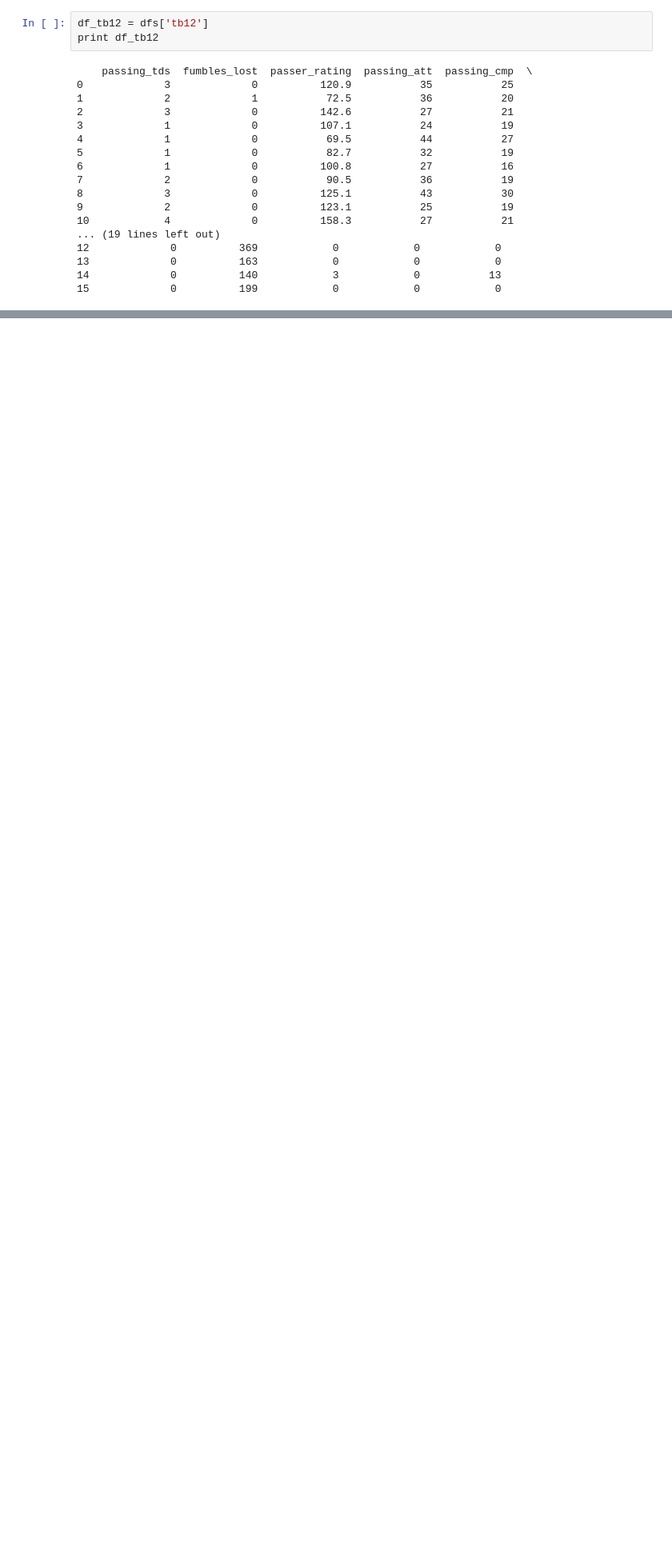
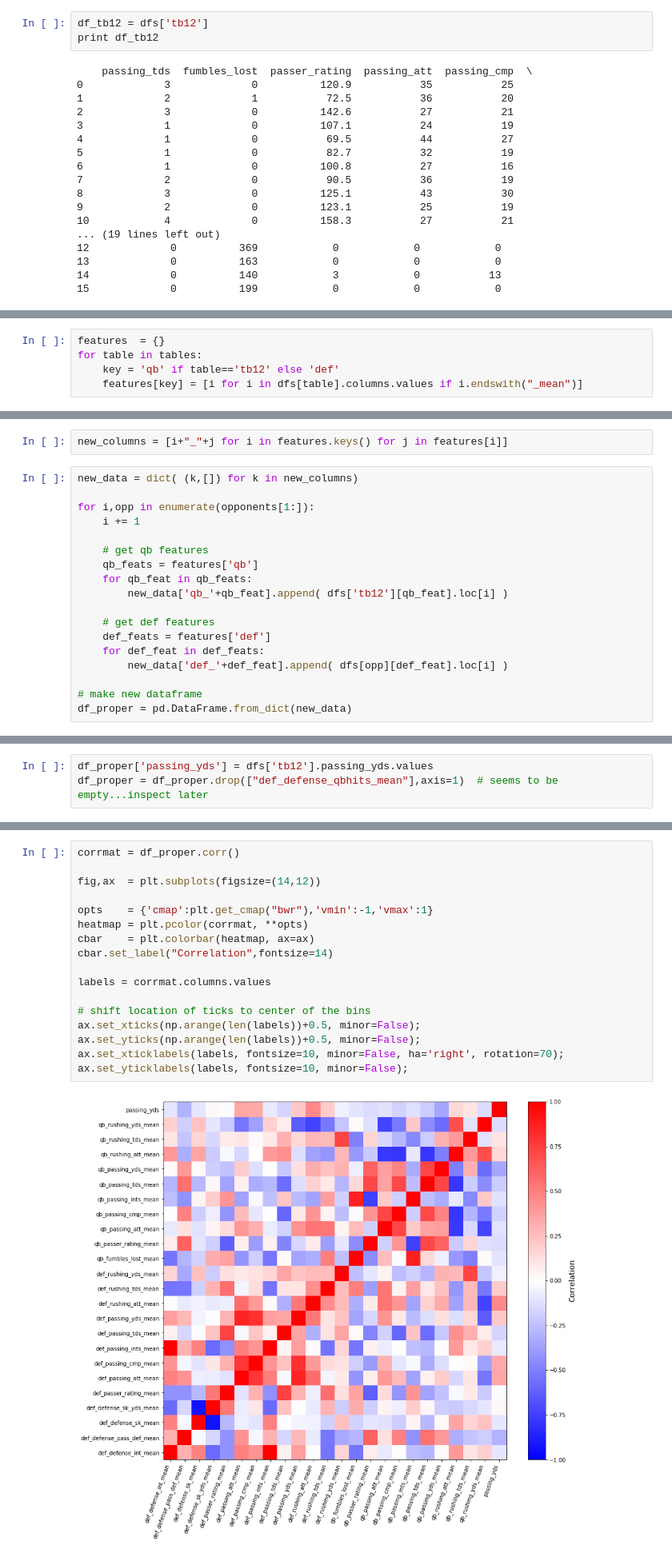
Before and after one commit to demarley/figment, a Jupyter notebook: fantasy-football/python/1-fantasy-football.ipynb, the cells around one changed output, grey strips where cells are left out. Shown: that part at 80% size. Saved outputs shown, nothing was run; the diff lists cells and outputs as text; blank space fills up the shorter version.

Commit message:
Finished cleaning/organizing ff data and made preliminary predictions

```diff
--- a/fantasy-football/python/1-fantasy-football.ipynb
+++ b/fantasy-football/python/1-fantasy-football.ipynb
@@ -104,0 +187,5 @@ With all of the data nicely organized into a SQLite database, let's use pandas t
+# %%
+features  = {}
+for table in tables:
+    key = 'qb' if table=='tb12' else 'def'
+    features[key] = [i for i in dfs[table].columns.values if i.endswith("_mean")]
@@ -104,0 +195,20 @@ With all of the data nicely organized into a SQLite database, let's use pandas t
+# %%
+new_columns = [i+"_"+j for i in features.keys() for j in features[i]]
+# %%
+new_data = dict( (k,[]) for k in new_columns)
+
+for i,opp in enumerate(opponents[1:]):
+    i += 1
+
+    # get qb features
+    qb_feats = features['qb']
+    for qb_feat in qb_feats:
+        new_data['qb_'+qb_feat].append( dfs['tb12'][qb_feat].loc[i] )
+
+    # get def features
+    def_feats = features['def']
+    for def_feat in def_feats:
+        new_data['def_'+def_feat].append( dfs[opp][def_feat].loc[i] )
+
+# make new dataframe
+df_proper = pd.DataFrame.from_dict(new_data)
@@ -104,0 +217,3 @@ With all of the data nicely organized into a SQLite database, let's use pandas t
+# %%
+df_proper['passing_yds'] = dfs['tb12'].passing_yds.values
+df_proper = df_proper.drop(["def_defense_qbhits_mean"],axis=1)  # seems to be empty...inspect later
@@ -113,0 +253,19 @@ X_train,X_test,Y_train,Y_test = tts
+# %%
+corrmat = df_proper.corr()
+
+fig,ax  = plt.subplots(figsize=(14,12))
+
+opts    = {'cmap':plt.get_cmap("bwr"),'vmin':-1,'vmax':1}
+heatmap = plt.pcolor(corrmat, **opts)
+cbar    = plt.colorbar(heatmap, ax=ax)
+cbar.set_label("Correlation",fontsize=14)
+
+labels = corrmat.columns.values
+
+# shift location of ticks to center of the bins
+ax.set_xticks(np.arange(len(labels))+0.5, minor=False);
+ax.set_yticks(np.arange(len(labels))+0.5, minor=False);
+ax.set_xticklabels(labels, fontsize=10, minor=False, ha='right', rotation=70);
+ax.set_yticklabels(labels, fontsize=10, minor=False);
+# %% [output]
+[figure, added]
```
Also changed, not shown: parts of 37 cells of this notebook.
